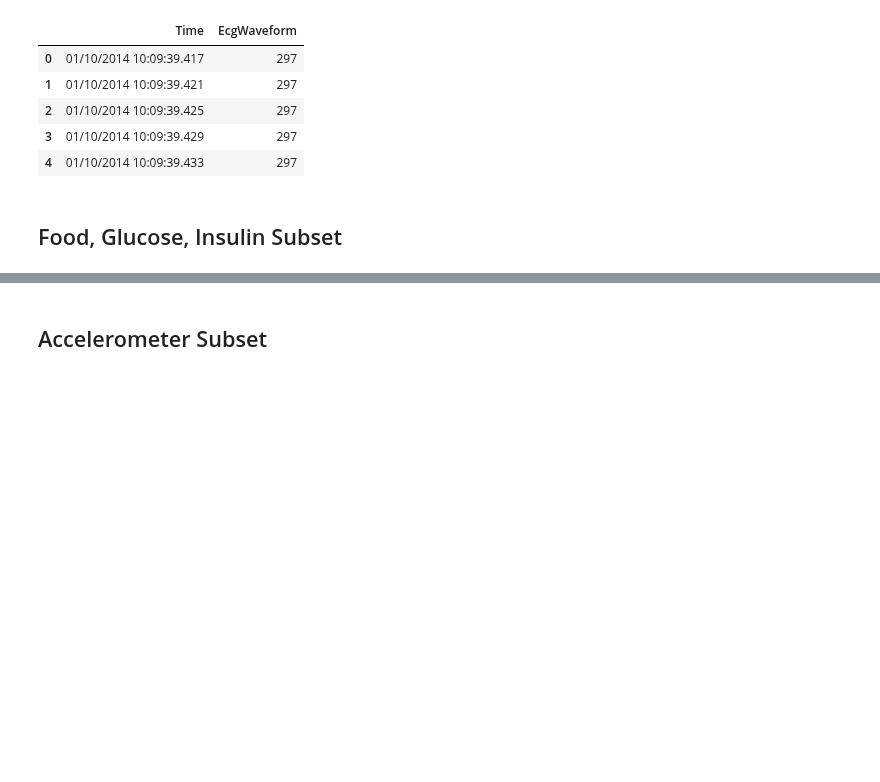
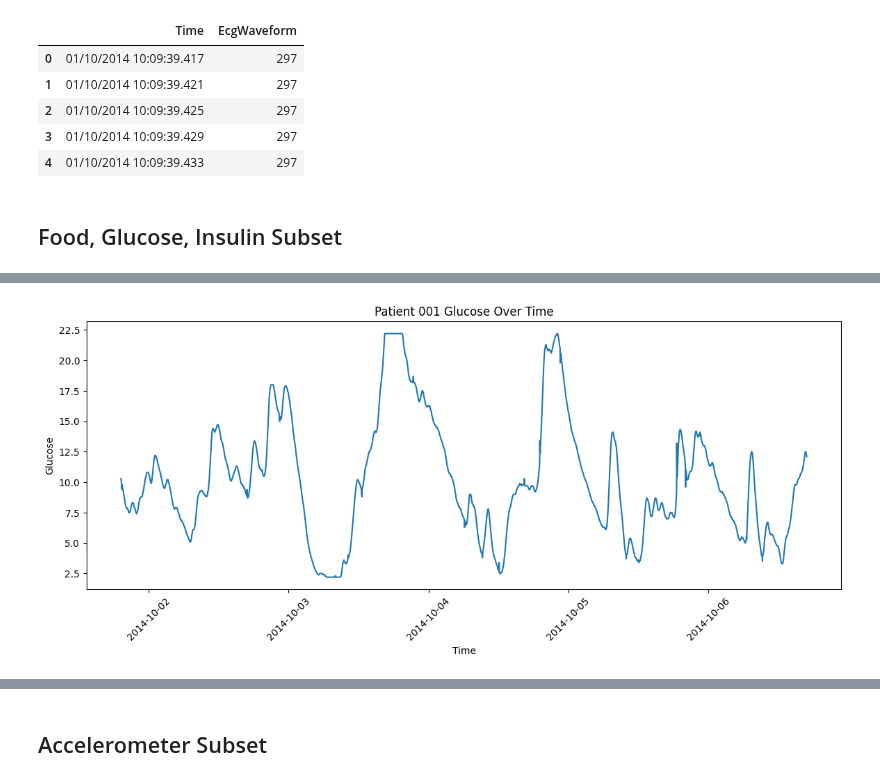
Before and after one commit to destinydel/glucose-ML, a Jupyter notebook: D1NAMO/diabetes_set.ipynb, the cells around one changed output, grey strips where cells are left out. Cells and saved outputs as stored; diff of their text form; code cells hidden in the pictures; blank space fills up the shorter version.

```diff
--- a/D1NAMO/diabetes_set.ipynb
+++ b/D1NAMO/diabetes_set.ipynb
@@ -94,0 +184,18 @@ insulin_data
+# %%
+glucose["DateTime"] = pd.to_datetime(glucose["date"].astype(str) + " " + glucose["time"].astype(str))
+
+plt.figure(figsize=(14, 5))
+
+plt.plot(
+    glucose["DateTime"],
+    glucose["glucose"]
+)
+
+plt.xlabel("Time")
+plt.ylabel("Glucose")
+plt.title("Patient 001 Glucose Over Time")
+
+plt.xticks(rotation=45)
+plt.show()
+# %% [output]
+[figure, added]
```
Also changed, not shown: parts of 31 cells of this notebook, 1 other file.
